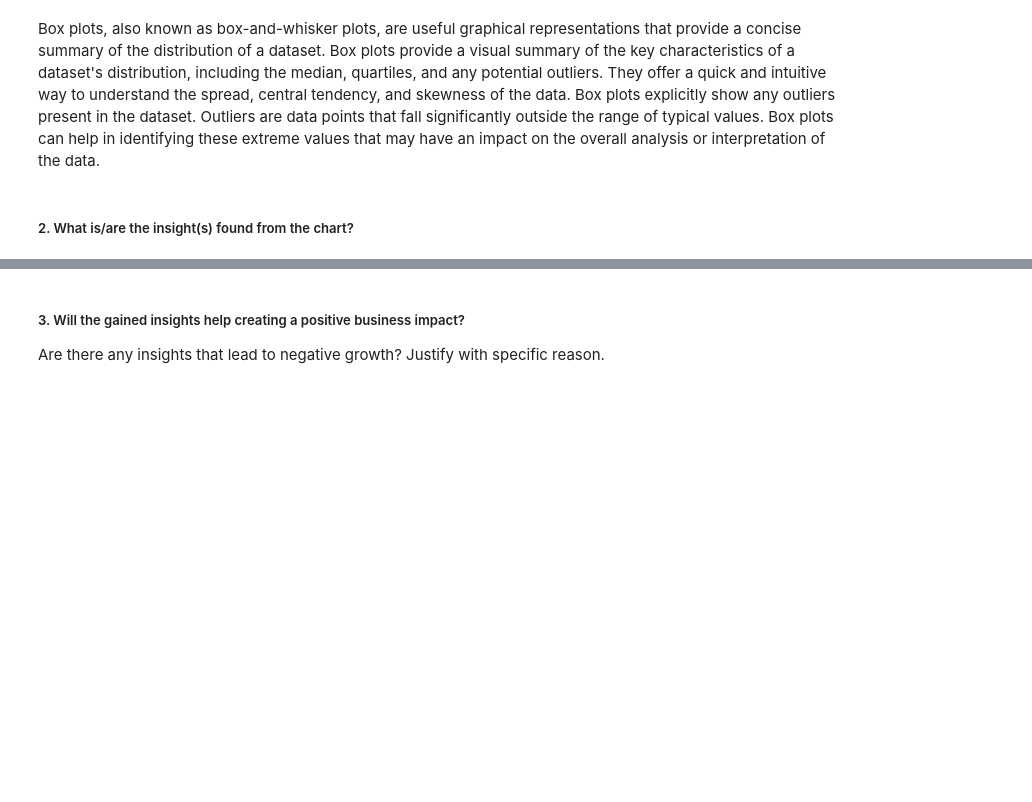
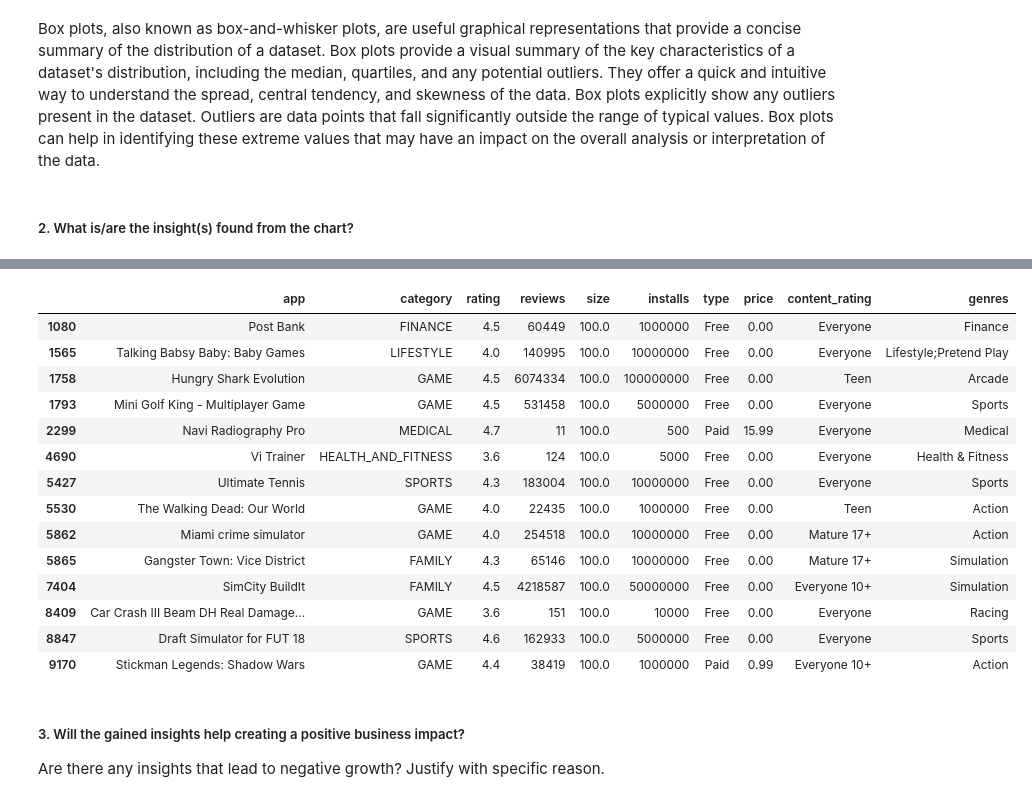
Before and after one commit to abhishek-kakde/EDA_capstone_playstore_review, a Jupyter notebook: Playstore_Apps_Review_Analysis_EDA.ipynb, the cells around one changed output, grey strips where cells are left out. Drawn from its saved outputs; the diff is of its cells as text; code cells hidden in the pictures; blank space fills up the shorter version.

```diff
--- a/Playstore_Apps_Review_Analysis_EDA.ipynb
+++ b/Playstore_Apps_Review_Analysis_EDA.ipynb
@@ -738,0 +739,3 @@ Size of apps can be seen in box plot where the median size is 9.4mb while there
+# %%
+siz = df[df['size'] == df['size'].max()]
+px.pie(siz[['category','installs']],values='installs',names='category',title='High size apps category  with maximum installs').show()
@@ -739,3 +744,21 @@ Size of apps can be seen in box plot where the median size is 9.4mb while there
+# %%
+siz
+# %% [output]
+|  | app | category | rating | reviews | size | installs | type | price | content_rating | genres |
+| 1080 | Post Bank | FINANCE | 4.5 | 60449 | 100.0 | 1000000 | Free | 0.00 | Everyone | Finance |
+| 1565 | Talking Babsy Baby: Baby Games | LIFESTYLE | 4.0 | 140995 | 100.0 | 10000000 | Free | 0.00 | Everyone | Lifestyle;Pretend Play |
+| 1758 | Hungry Shark Evolution | GAME | 4.5 | 6074334 | 100.0 | 100000000 | Free | 0.00 | Teen | Arcade |
+| 1793 | Mini Golf King - Multiplayer Game | GAME | 4.5 | 531458 | 100.0 | 5000000 | Free | 0.00 | Everyone | Sports |
+| 2299 | Navi Radiography Pro | MEDICAL | 4.7 | 11 | 100.0 | 500 | Paid | 15.99 | Everyone | Medical |
+| 4690 | Vi Trainer | HEALTH_AND_FITNESS | 3.6 | 124 | 100.0 | 5000 | Free | 0.00 | Everyone | Health & Fitness |
+| 5427 | Ultimate Tennis | SPORTS | 4.3 | 183004 | 100.0 | 10000000 | Free | 0.00 | Everyone | Sports |
+| 5530 | The Walking Dead: Our World | GAME | 4.0 | 22435 | 100.0 | 1000000 | Free | 0.00 | Teen | Action |
+| 5862 | Miami crime simulator | GAME | 4.0 | 254518 | 100.0 | 10000000 | Free | 0.00 | Mature 17+ | Action |
+| 5865 | Gangster Town: Vice District | FAMILY | 4.3 | 65146 | 100.0 | 10000000 | Free | 0.00 | Mature 17+ | Simulation |
+| 7404 | SimCity BuildIt | FAMILY | 4.5 | 4218587 | 100.0 | 50000000 | Free | 0.00 | Everyone 10+ | Simulation |
+| 8409 | Car Crash III Beam DH Real Damage... | GAME | 3.6 | 151 | 100.0 | 10000 | Free | 0.00 | Everyone | Racing |
+| 8847 | Draft Simulator for FUT 18 | SPORTS | 4.6 | 162933 | 100.0 | 5000000 | Free | 0.00 | Everyone | Sports |
+| 9170 | Stickman Legends: Shadow Wars | GAME | 4.4 | 38419 | 100.0 | 1000000 | Paid | 0.99 | Everyone 10+ | Action |
 # %% [markdown]
 ##### 3. Will the gained insights help creating a positive business impact?
 Are there any insights that lead to negative growth? Justify with specific reason.
```
Also changed, not shown: parts of 8 cells of this notebook.
